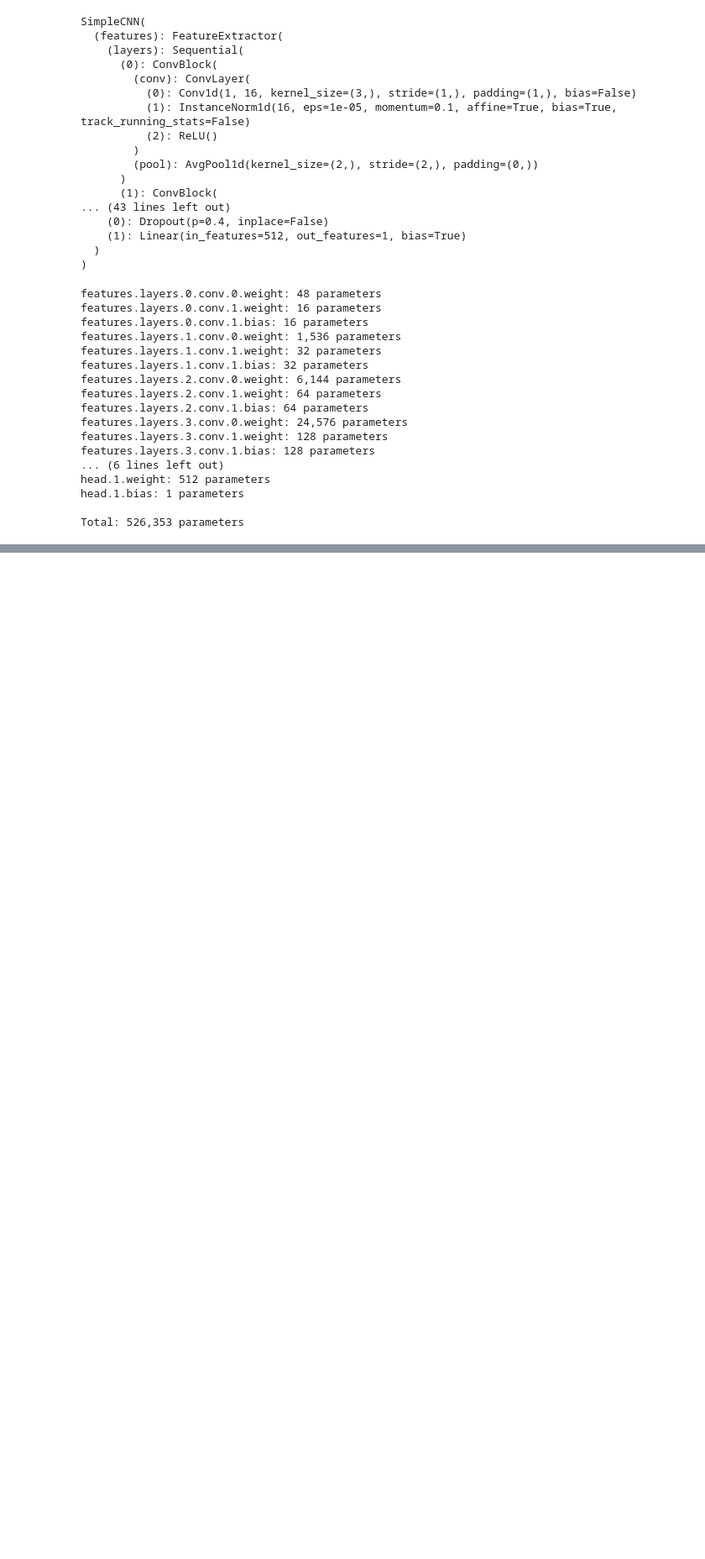
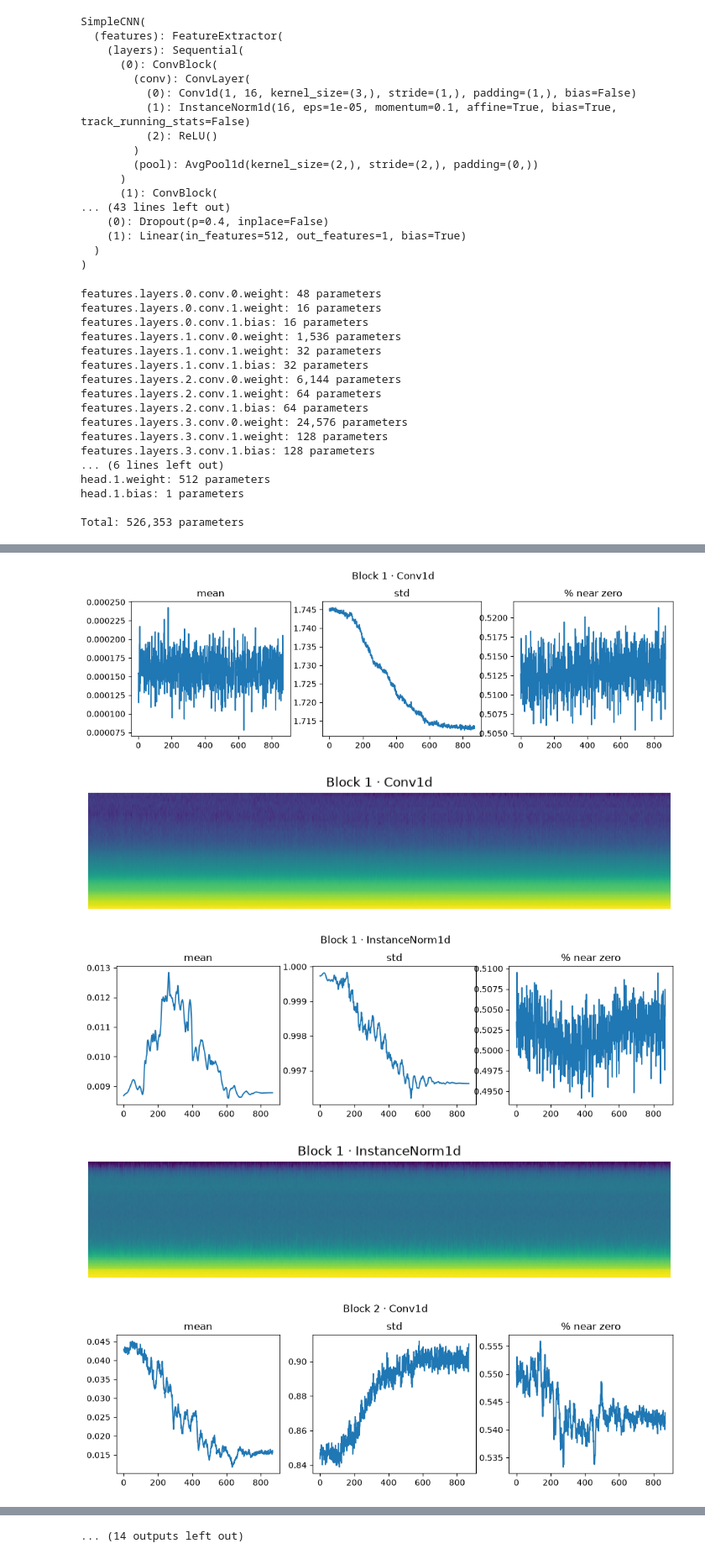
Before and after one commit to franckalbinet/soilspecdl, a Jupyter notebook: nbs/examples/fuku-cs137-ratio.ipynb, the cells around one changed output, grey strips where cells are left out. Shown at 84% size. Saved outputs shown, nothing was run; the diff lists cells and outputs as text; code cells hidden in the pictures; blank space fills up the shorter version.

```diff
--- a/nbs/examples/fuku-cs137-ratio.ipynb
+++ b/nbs/examples/fuku-cs137-ratio.ipynb
@@ -2326,0 +178,23 @@ learn.fit_one_cycle(50, lr_max=5e-4)
+# %%
+def layer_names(modules):
+      names, block = [], 0
+      for m in modules:
+          t = type(m).__name__
+          if t == 'Conv1d': block += 1
+          names.append(f"Head · {t}" if t == 'Linear' else f"Block {block} · {t}")
+      return names
+# %%
+names = layer_names(act_stats.modules)
+for idx in range(len(act_stats.modules)):
+    act_stats.plot_layer_stats(idx)
+    plt.suptitle(names[idx], y=1.05)
+    fig, ax = plt.subplots(figsize=(10, 2))
+    act_stats.color_dim(idx, ax=ax)
+    ax.set_aspect('auto')
+    ax.set_title(names[idx])
+# %% [output]
+[figure, added]
+[figure, added]
+[figure, added]
+[figure, added]
+[figure, added]
@@ -2326,0 +208 @@ learn.fit_one_cycle(50, lr_max=5e-4)
+... (14 outputs left out)
```
Also changed, not shown: parts of 149 cells of this notebook, 9 other files.
